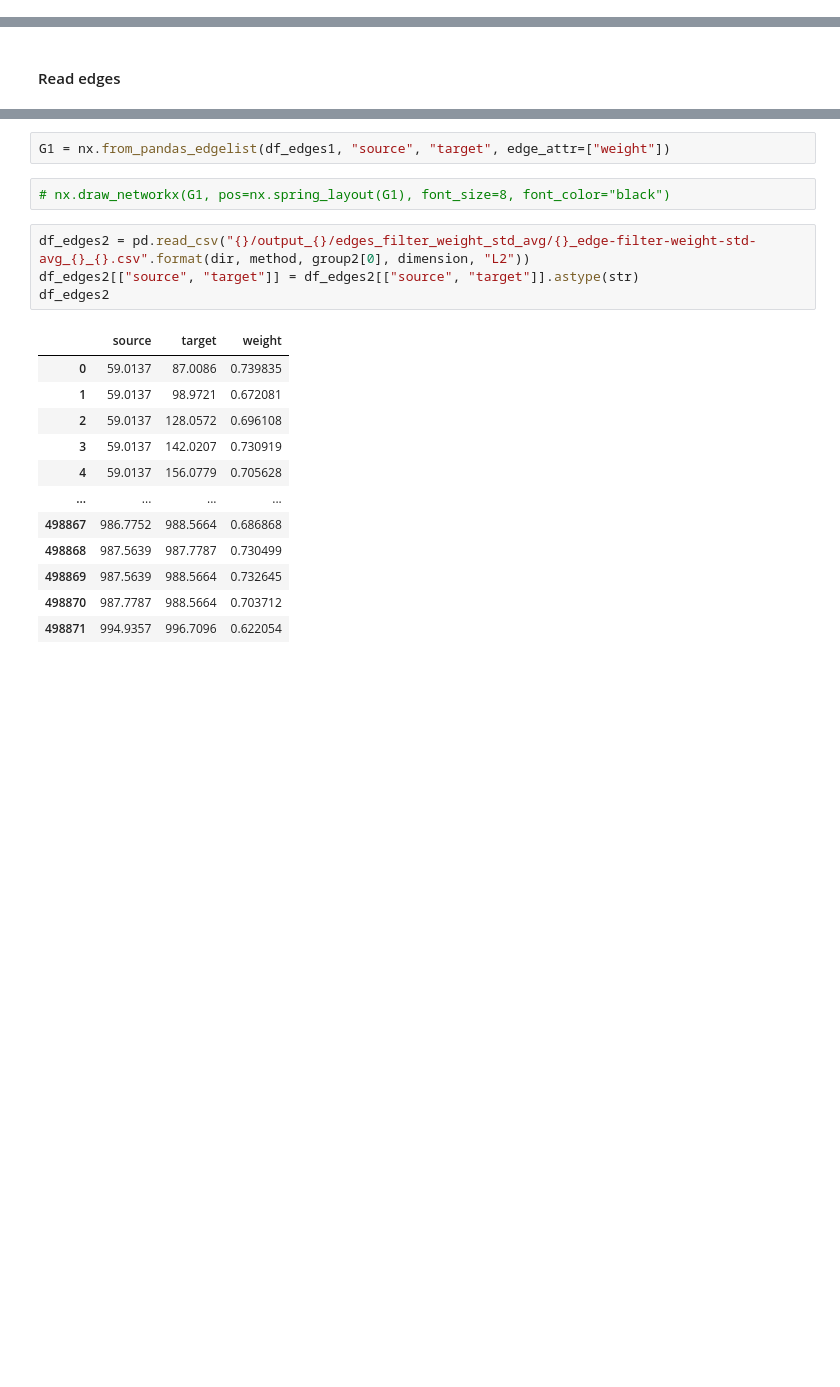
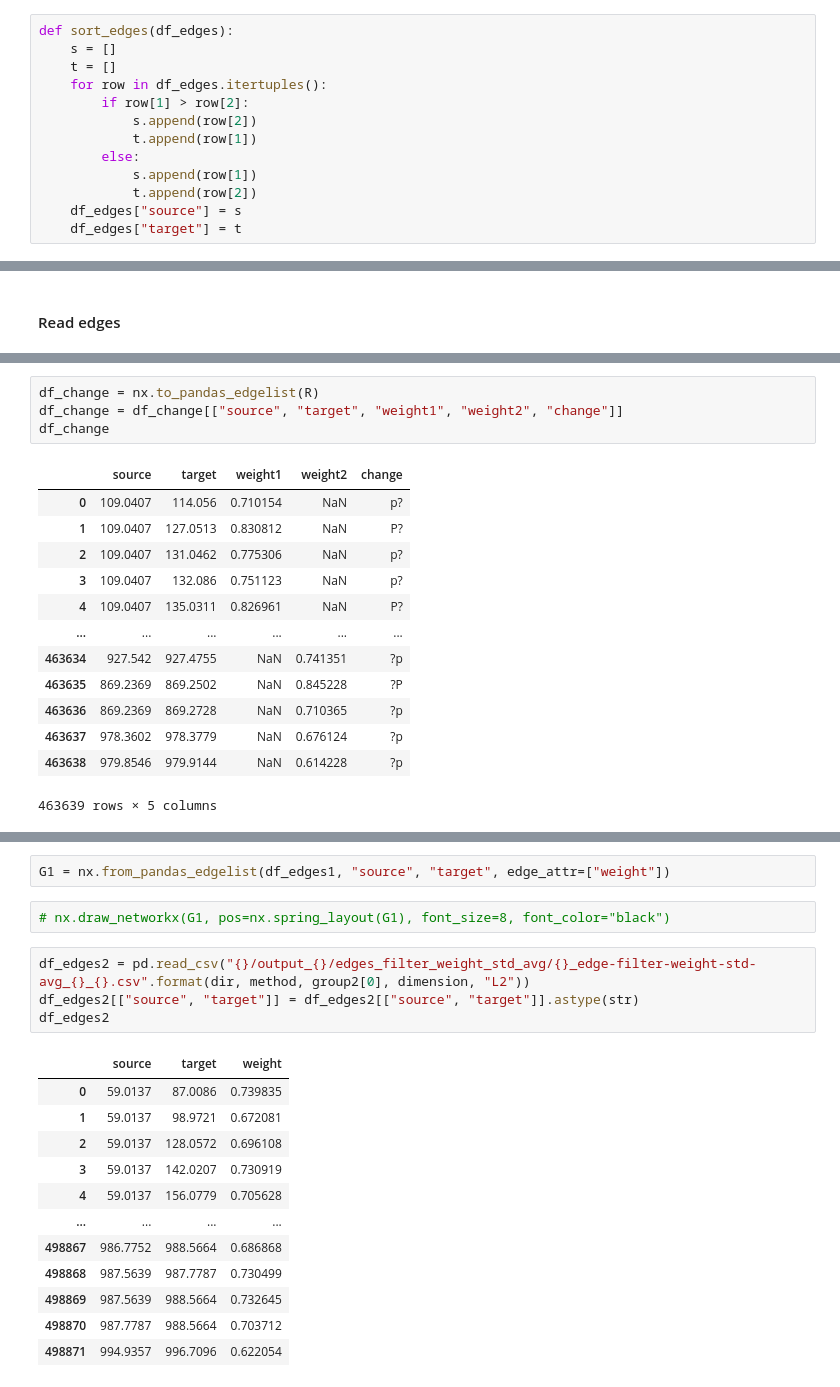
Before and after one commit to win7/GNN_Unsupervised, a Jupyter notebook: change_detection.ipynb, the cells around one changed output, grey strips where cells are left out. Drawn from its saved outputs; the diff is of its cells as text; blank space fills up the shorter version.

```diff
--- a/change_detection.ipynb
+++ b/change_detection.ipynb
@@ -42 +37,14 @@ Dimensions:      [3]
+# %%
+def sort_edges(df_edges):
+    s = []
+    t = []
+    for row in df_edges.itertuples():
+        if row[1] > row[2]:
+            s.append(row[2])
+            t.append(row[1])
+        else:
+            s.append(row[1])
+            t.append(row[2])
+    df_edges["source"] = s
+    df_edges["target"] = t
 # %% [markdown]
@@ -63,0 +77,18 @@ df_edges1
+# %%
+df_change = nx.to_pandas_edgelist(R)
+df_change = df_change[["source", "target", "weight1", "weight2", "change"]]
+df_change
+# %% [output]
+|  | source | target | weight1 | weight2 | change |
+| 0 | 109.0407 | 114.056 | 0.710154 | NaN | p? |
+| 1 | 109.0407 | 127.0513 | 0.830812 | NaN | P? |
+| 2 | 109.0407 | 131.0462 | 0.775306 | NaN | p? |
+| 3 | 109.0407 | 132.086 | 0.751123 | NaN | p? |
+| 4 | 109.0407 | 135.0311 | 0.826961 | NaN | P? |
+| ... | ... | ... | ... | ... | ... |
+| 463634 | 927.542 | 927.4755 | NaN | 0.741351 | ?p |
+| 463635 | 869.2369 | 869.2502 | NaN | 0.845228 | ?P |
+| 463636 | 869.2369 | 869.2728 | NaN | 0.710365 | ?p |
+| 463637 | 978.3602 | 978.3779 | NaN | 0.676124 | ?p |
+| 463638 | 979.8546 | 979.9144 | NaN | 0.614228 | ?p |
+463639 rows × 5 columns
```
Also changed, not shown: parts of 12 cells of this notebook, 7 other files.
